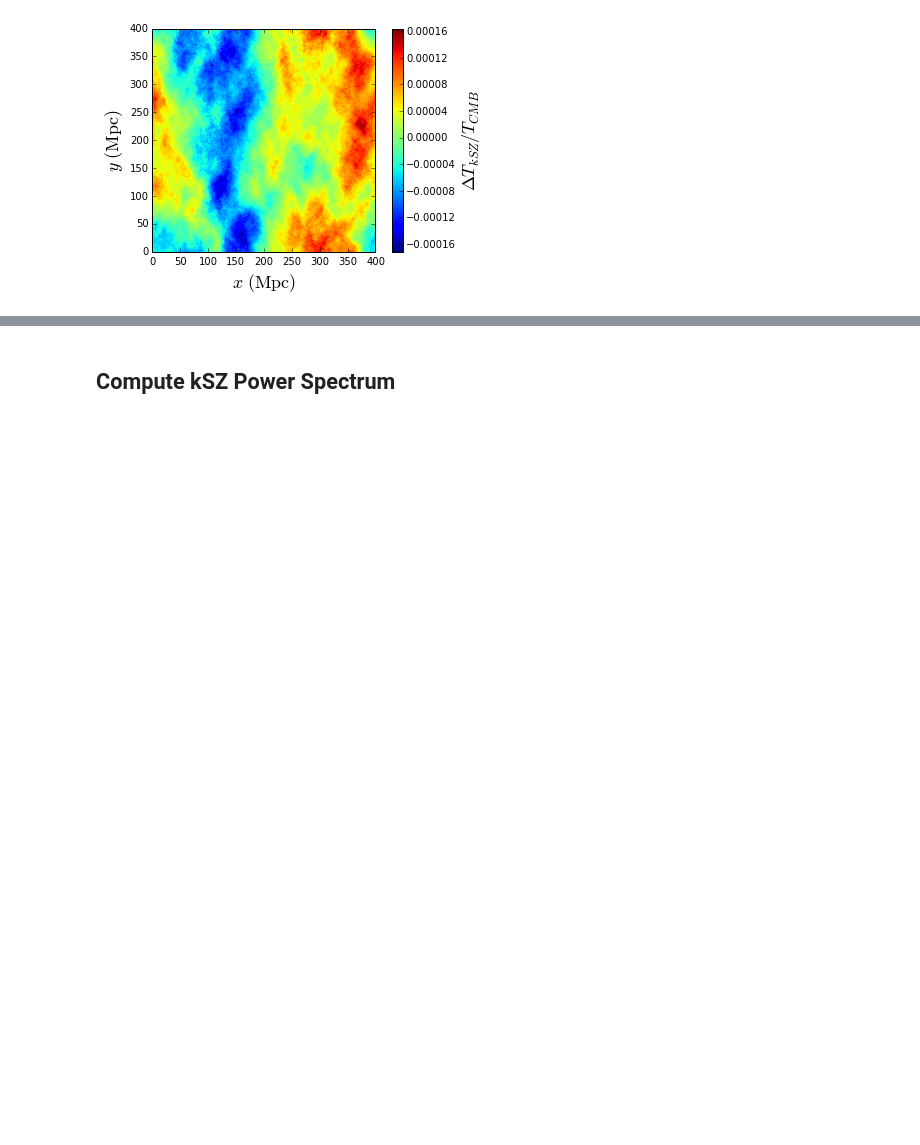
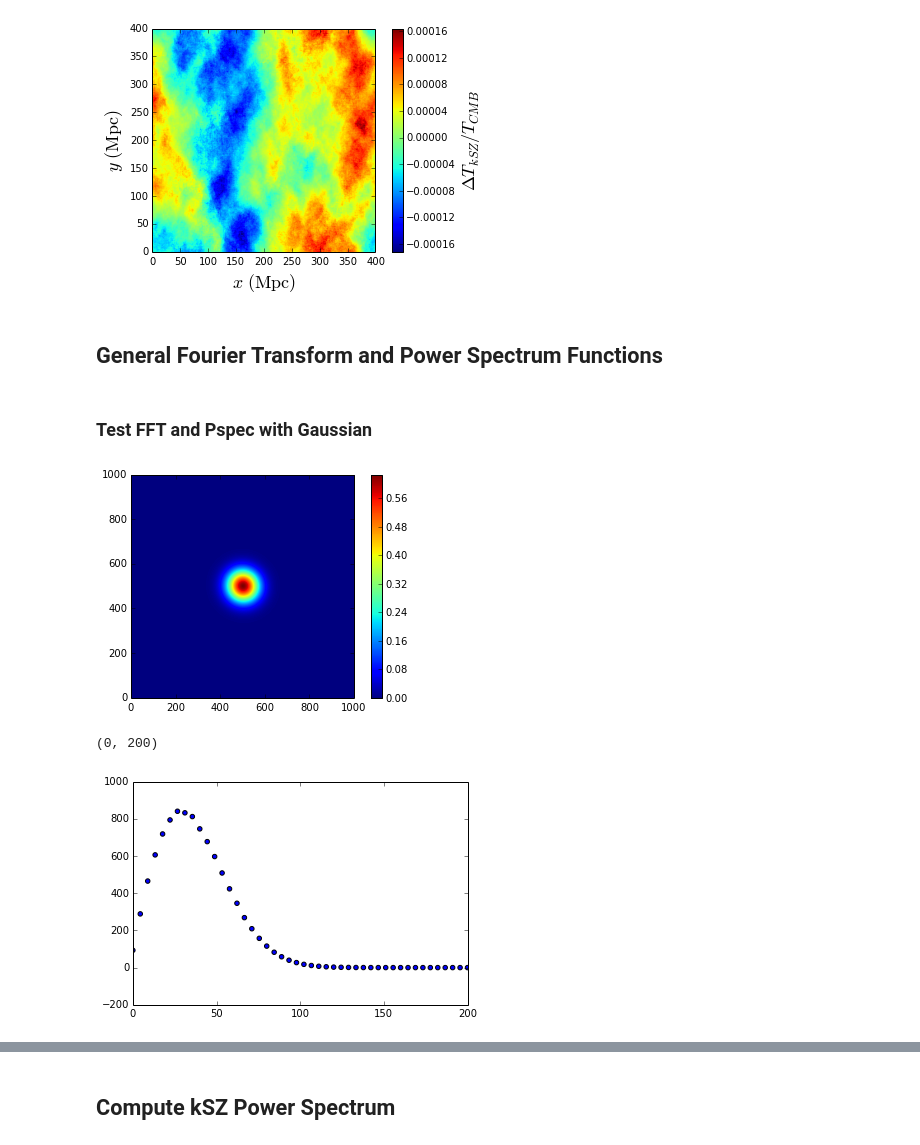
Before and after one commit to mpresley42/KSZ_21cm_Constraints, a Jupyter notebook: code/Python/ComputeTau.ipynb, the cells around one changed output, grey strips where cells are left out. Saved outputs shown, nothing was run; the diff lists cells and outputs as text; code cells hidden in the pictures; blank space fills up the shorter version.

Commit message:
I think I finally got the power spectrum code working! :)

```diff
--- a/code/Python/ComputeTau.ipynb
+++ b/code/Python/ComputeTau.ipynb
@@ -254,3 +262,5 @@ cb.set_label(r"$\Delta T_{kSZ}/T_{CMB}$",fontsize=18)
 5.5 8.24592 2000.0
 5.5 8.24592 2000.0
 [figure]
+# %% [markdown]
+## General Fourier Transform and Power Spectrum Functions
@@ -256,0 +276,34 @@ cb.set_label(r"$\Delta T_{kSZ}/T_{CMB}$",fontsize=18)
+# %%
+# Compute Power Spectrum from a Fourier Transform
+def pspec_2d(kx,ky,ft,n=100):
+    kxg,kyg = np.meshgrid(kx,ky)
+    kg = np.sqrt(kxg*kxg+kyg*kyg)
+    kbins = np.arange(np.min(kg),np.max(kg),(np.max(kg)-np.min(kg))/n)
+    #kbins = np.arange(100,step=5)
+    pspec = np.zeros_like(kbins)
+    for ii in range(len(kbins)-1):
+        pspec[ii] = np.sum(np.where(np.logical_and(kg>=kbins[ii], kg<kbins[ii+1]), ft, 0))
+    kbins=kbins[:-1]; pspec=pspec[:-1]
+    return kbins,pspec
+# %% [markdown]
+### Test FFT and Pspec with Gaussian
+# %%
+l=5.; n=1000.
+x = np.linspace(-l,l,n)
+y = np.linspace(-l,l,n)
+a=100.;b=500.;
+f = lambda x,y: a*np.exp(-b*(x*x+y*y))
+xg,yg = np.meshgrid(x,y)
+fg = f(xg,yg)
+kx,ky,ft = fft_2d(x,y,fg)
+ft = np.real(ft)
+plt.imshow(ft,origin='lower'); plt.colorbar(); plt.show()
+#ft = np.sqrt(xg*xg+yg*yg)
+kbins,pspec = pspec_2d(kx,ky,ft)
+plt.scatter(kbins,pspec)
+#plt.plot(a*np.sqrt(np.pi/b)*np.exp(-kbins*kbins*np.pi*np.pi/b)*np.pi*kbins*kbins)
+plt.xlim([0,200])
+# %% [output]
+[figure, added]
+(0, 200)
+[figure, added]
```
Also changed, not shown: parts of 14 cells of this notebook.
